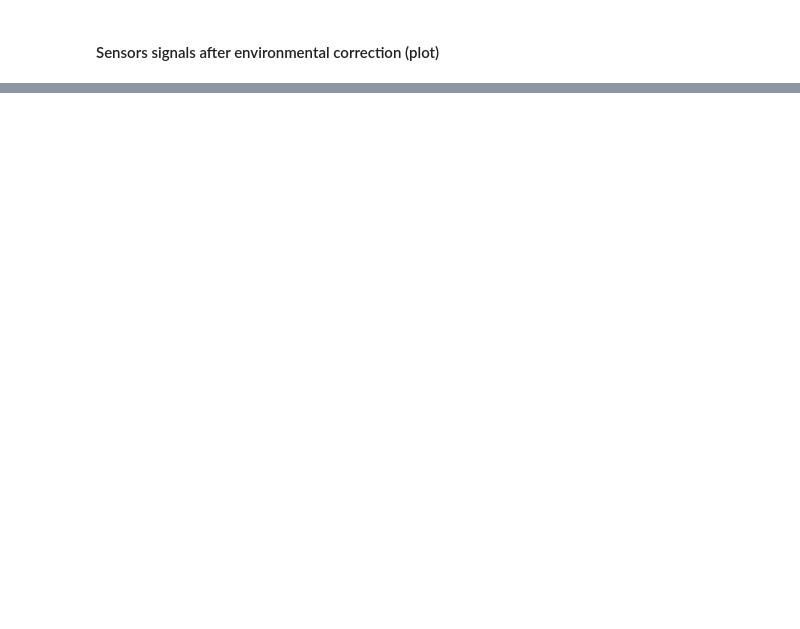
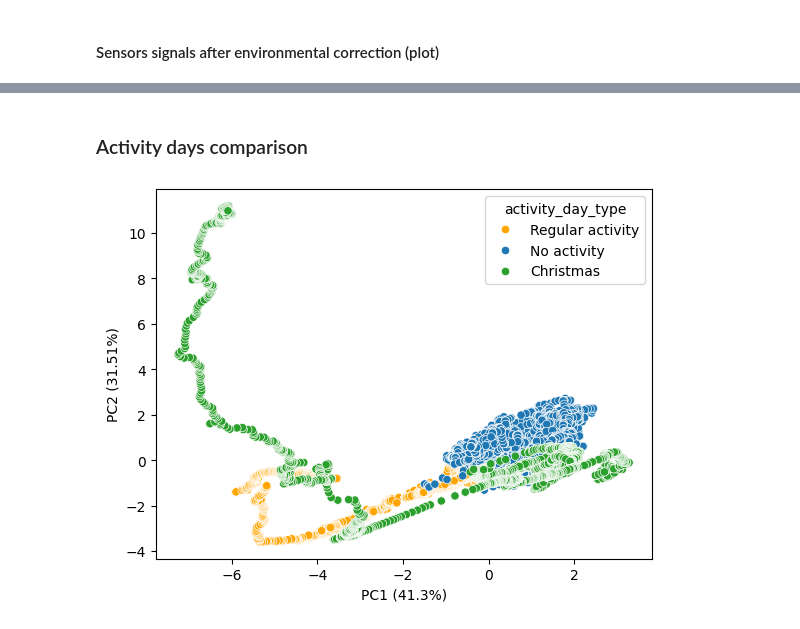
Before and after one commit to eskinderit/single-elders-home-monitoring, a Jupyter notebook: single-elders-home-monitoring/single-elders-monitoring-PCAfiltering.ipynb, the cells around one changed output, grey strips where cells are left out. Cells and saved outputs as stored; diff of their text form; code cells hidden in the pictures; blank space fills up the shorter version.

```diff
--- a/single-elders-home-monitoring/single-elders-monitoring-PCAfiltering.ipynb
+++ b/single-elders-home-monitoring/single-elders-monitoring-PCAfiltering.ipynb
@@ -883,0 +877,39 @@ plt.show()
+# %% [markdown]
+### Activity days comparison
+# %%
+# obtaining data for 3 different day event types
+activity_day = inv_transf_occupants.drop('event') \
+                                   .where("timestamp >= '2019-12-03' AND timestamp < '2019-12-04' ") \
+                                   .withColumn("activity_day_type", lit("Regular activity"))
+
+no_activity_day= pca_no_occupants_zipped.where("timestamp >= '2020-01-30' AND timestamp < '2020-01-31' ") \
+                                        .withColumn("result", inv_transform_udf(col("pcaFeatures"))) \
+                                        .select("timestamp",
+                                                *[col('result').getItem(i).alias(cols_to_process[i]) for i in range(len(cols_to_process))]) \
+                                        .withColumn("activity_day_type", lit("No activity"))
+
+christmas_day = inv_transf_occupants.drop('event') \
+                                    .where("timestamp >= '2019-12-24' AND timestamp < '2019-12-25' ") \
+                                    .withColumn("activity_day_type", lit("Christmas"))
+
+activity_comparison_df = activity_day.union(no_activity_day).union(christmas_day)
+activity_comparison_df_pd = activity_comparison_df.toPandas()
+
+# training PCA on merged data
+scaler = sklearn.preprocessing.StandardScaler()
+normalized_activity_comparison_df = scaler.fit_transform(activity_comparison_df_pd.drop(columns=['timestamp','activity_day_type']))
+
+pca = SklearnPCA(n_components=2)
+activity_day_components = pca.fit_transform(normalized_activity_comparison_df)
+
+
+activity_day_components_df = pd.DataFrame({'component_0': activity_day_components[:,0],'component_1':activity_day_components[:,1]})
+activity_day_components_df = pd.concat([activity_day_components_df, activity_comparison_df_pd[['activity_day_type']]])
+
+# plot
+sns.scatterplot(data=activity_day_components_df, x='component_0', y='component_1', hue='activity_day_type', palette={'Regular activity': 'orange', 'Christmas':'tab:green', 'No activity':'tab:blue'})
+plt.xlabel('PC1 ({}%)'.format(round(pca.explained_variance_ratio_[0]*100, 2)))
+plt.ylabel('PC2 ({}%)'.format(round(pca.explained_variance_ratio_[1]*100, 2)))
+plt.show()
+# %% [output]
+[figure, added]
```
Also changed, not shown: parts of 18 cells of this notebook.
